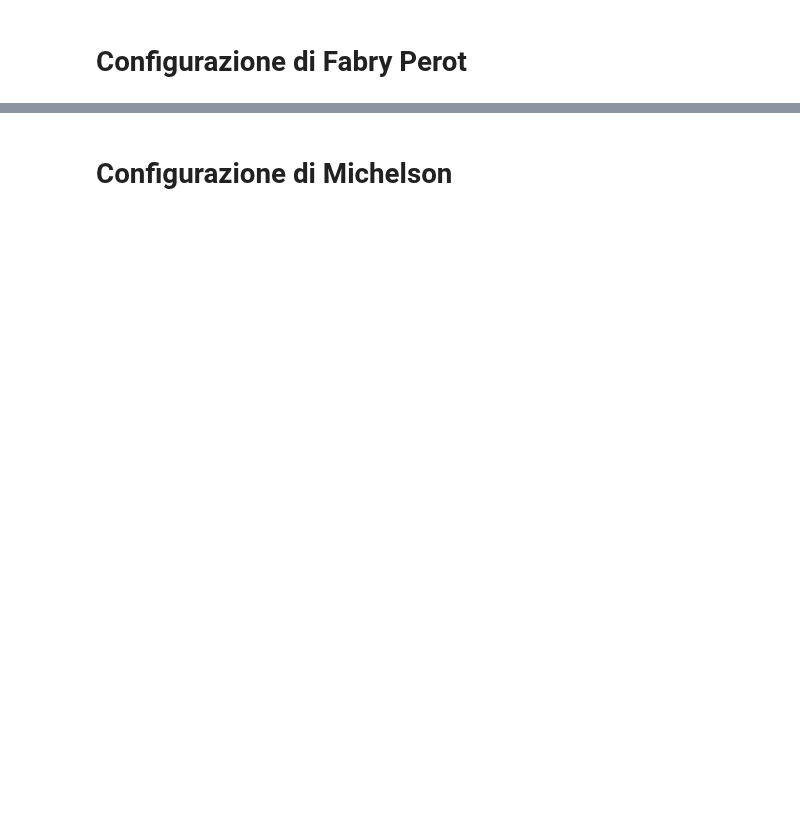
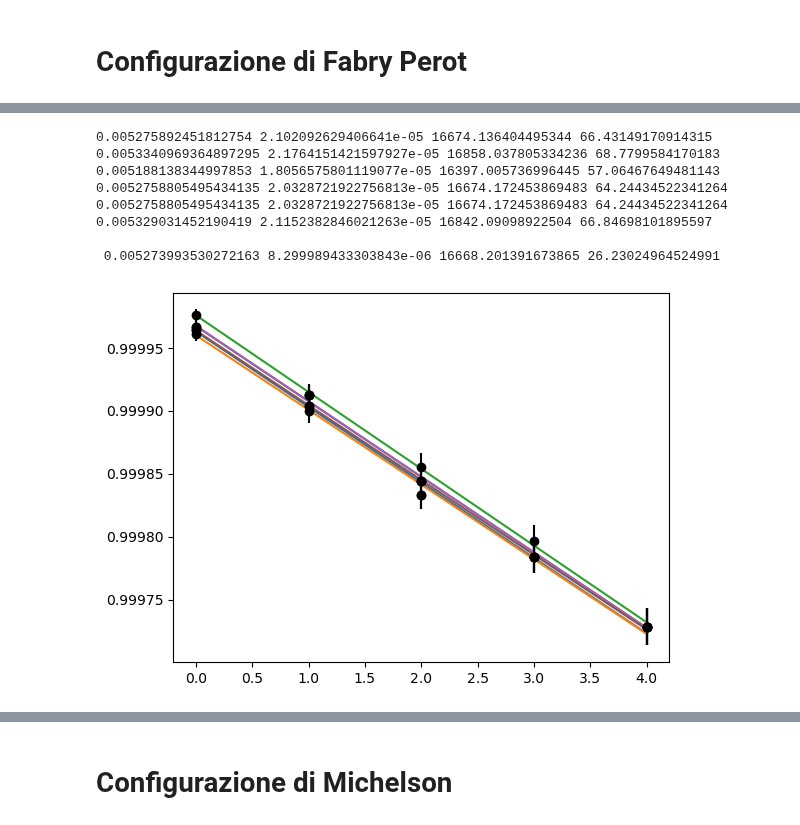
Before and after one commit to ARossiUnimib/Laboratorio-2---Gruppo-21-A.A.-2023-24, a Jupyter notebook: Notebooks/Interferometro.ipynb, the cells around one changed output, grey strips where cells are left out. Saved outputs shown, nothing was run; the diff lists cells and outputs as text; code cells hidden in the pictures; blank space fills up the shorter version.

```diff
--- a/Notebooks/Interferometro.ipynb
+++ b/Notebooks/Interferometro.ipynb
@@ -68,2 +68,56 @@ for i in range(0, 5*6, 5):
 [figure]
+# %%
+def model(x, N_0, d):
+    return N_0*_lambda/(2*d) - x*_lambda/(2*d)
+
+def minimi_quadrati_fit(alfa, beta):
+    minimi_quadrati = LeastSquares(x, coseni[alfa:beta], err_coseni[alfa:beta], model)
+
+    m = Minuit(minimi_quadrati, N_0=16600, d=0.0053)
+
+    m.migrad()
+    # label every graph obtained by m.visualize()
+    m.visualize()
+
+    return m.values["d"], m.errors["d"], m.values["N_0"], m.errors["N_0"]
+
+# calculate weitghed mean of fit_data
+
+d = []
+err_d = []
+N_0 = []
+err_N_0 = []
+
+for i in range(0, 5*6, 5):
+    fit_data = minimi_quadrati_fit(i, i+5)
+    print(fit_data[0], fit_data[1], fit_data[2], fit_data[3])
+
+    d.append(fit_data[0])
+    err_d.append(fit_data[1])
+    N_0.append(fit_data[2])
+    err_N_0.append(fit_data[3])
+
+# d weighted mean
+d = np.array(d)
+err_d = np.array(err_d)
+N_0 = np.array(N_0)
+err_N_0 = np.array(err_N_0)
+
+d_weighted_mean = np.sum(d/err_d**2)/np.sum(1/err_d**2)
+err_d_weighted_mean = 1/np.sqrt(np.sum(1/err_d**2))
+
+N_0_weighted_mean = np.sum(N_0/err_N_0**2)/np.sum(1/err_N_0**2)
+err_N_0_weighted_mean = 1/np.sqrt(np.sum(1/err_N_0**2))
+
+print("\n", d_weighted_mean, err_d_weighted_mean, N_0_weighted_mean, err_N_0_weighted_mean)
+# %% [output]
+0.005275892451812754 2.102092629406641e-05 16674.136404495344 66.43149170914315
+0.0053340969364897295 2.1764151421597927e-05 16858.037805334236 68.7799584170183
+0.005188138344997853 1.8056575801119077e-05 16397.005736996445 57.06467649481143
+0.0052758805495434135 2.0328721922756813e-05 16674.172453869483 64.24434522341264
+0.0052758805495434135 2.0328721922756813e-05 16674.172453869483 64.24434522341264
+0.005329031452190419 2.1152382846021263e-05 16842.09098922504 66.84698101895597
+
+ 0.005273993530272163 8.299989433303843e-06 16668.201391673865 26.23024964524991
+[figure, added]
 # %%
```
Also changed, not shown: parts of 4 cells of this notebook, 1 other file.
